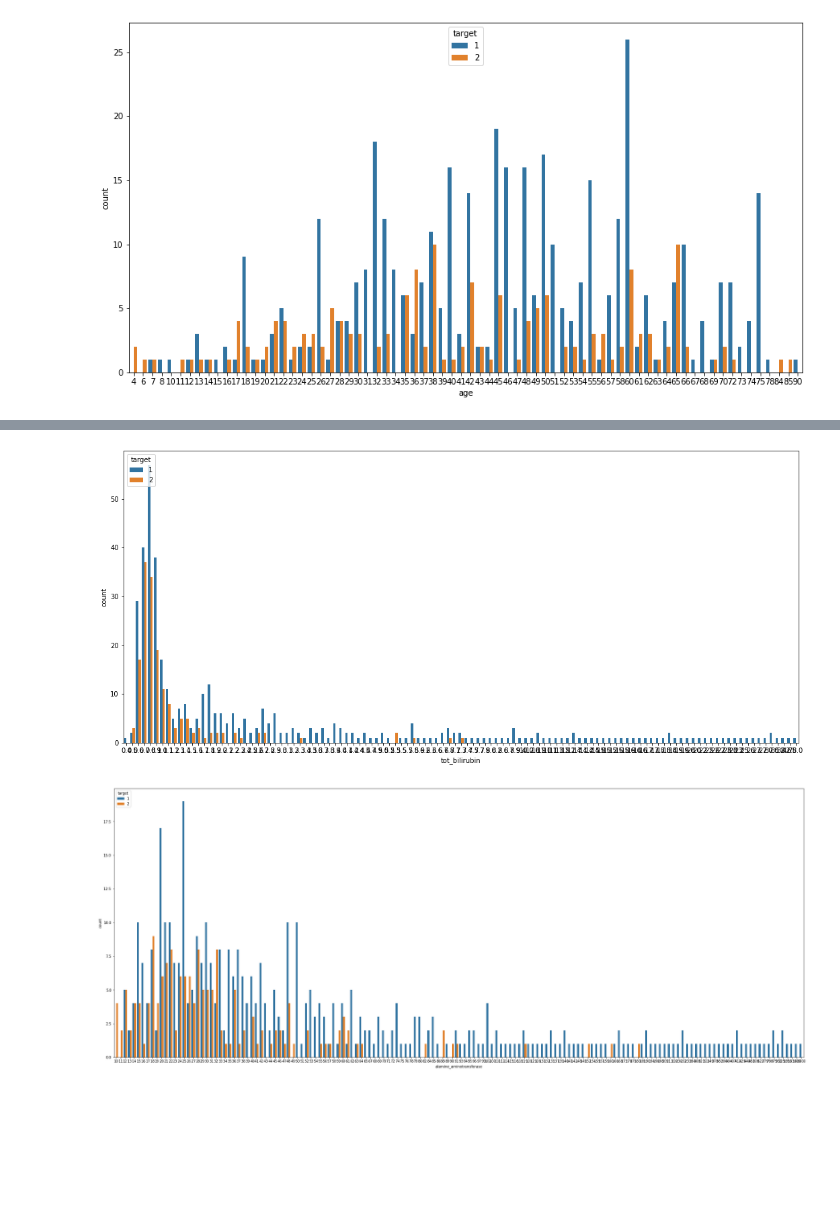
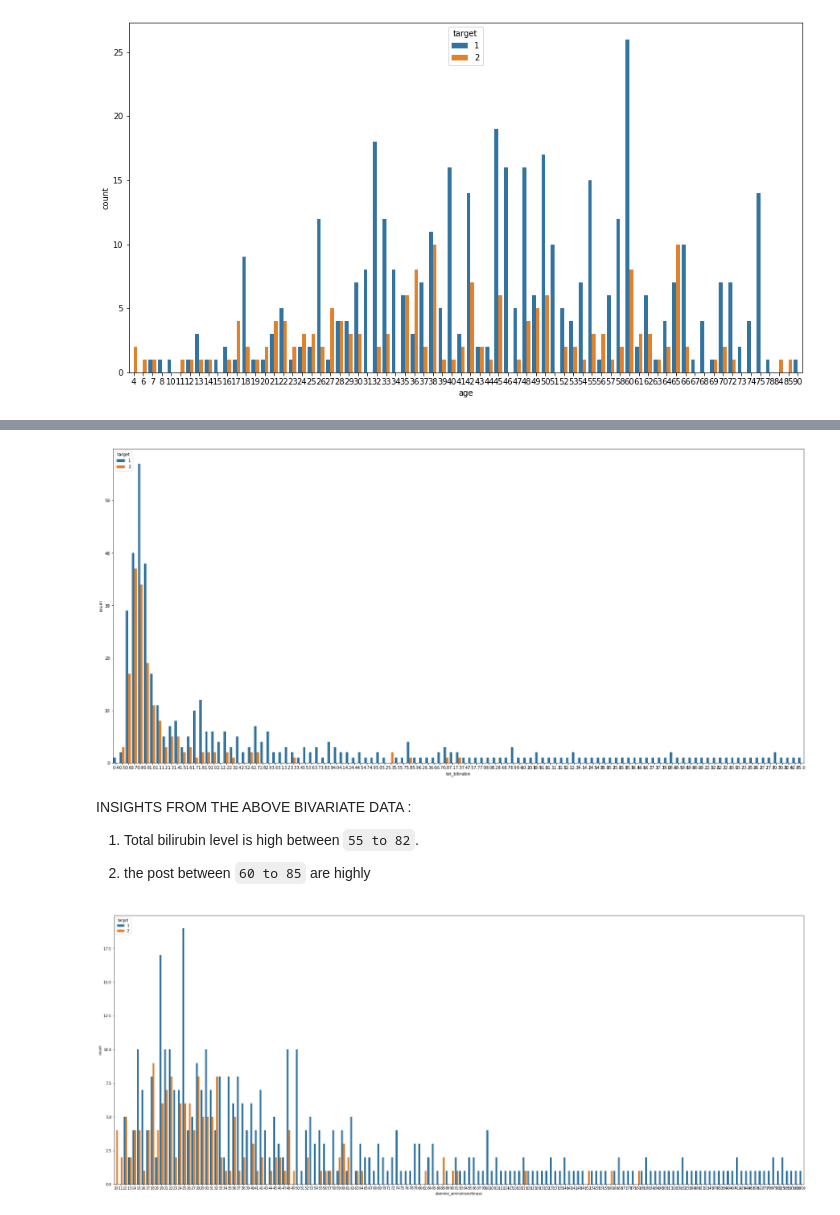
Before and after one commit to 21Ovi/Liver-Patient-Prediction, a Jupyter notebook: LiverPatientPrediction.ipynb, the cells around one changed output, grey strips where cells are left out. Drawn from its saved outputs; the diff is of its cells as text; code cells hidden in the pictures; blank space fills up the shorter version.

```diff
--- a/LiverPatientPrediction.ipynb
+++ b/LiverPatientPrediction.ipynb
@@ -153,8 +162,14 @@ ax=sns.countplot(x='age',hue='target',data=data);
 # %%
-plt.figure(figsize=(18,8))
+plt.figure(figsize=(30,14))
 ax=sns.countplot(x='tot_bilirubin',hue='target',data=data);
 # %% [output]
-[figure, old version]
+[figure, new version]
+# %% [markdown]
+  INSIGHTS FROM THE ABOVE BIVARIATE DATA :
+
+  1. Total bilirubin level is high between `55 to 82`.
+
+  2. the post between `60 to 85` are highly
 # %%
 plt.figure(figsize=(35,14))
 ax=sns.countplot(x='alamine_aminotransferase',hue='target',data=data);
```
Also changed, not shown: parts of 37 cells of this notebook.
